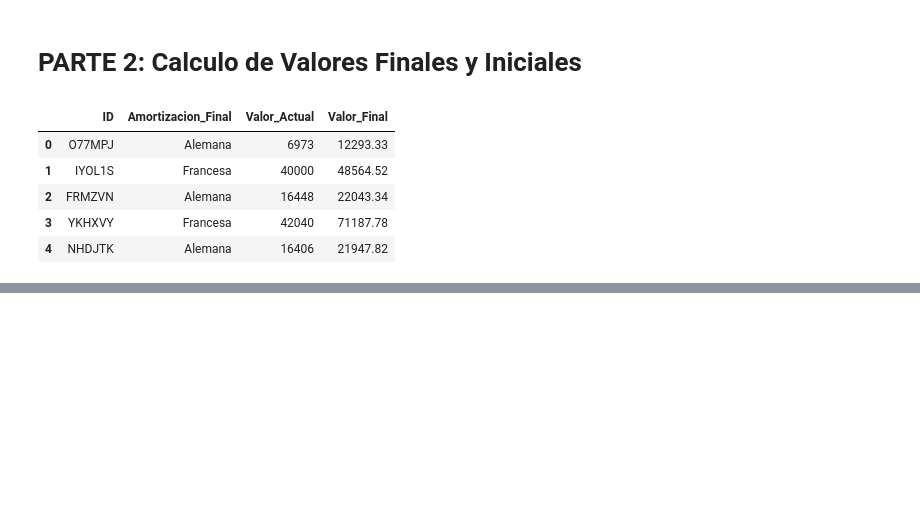
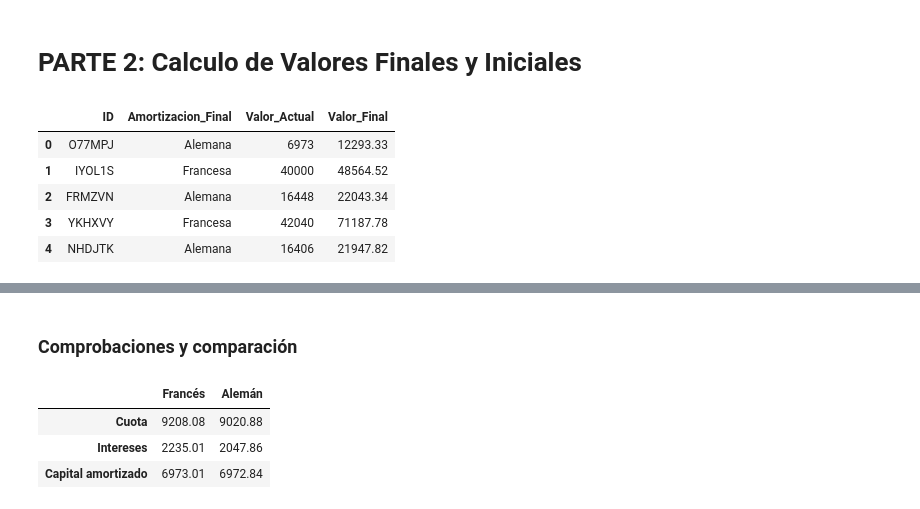
Before and after one commit to NaiaArroyo/RETO-5-NARANJA, a Jupyter notebook: Notebook Amortizacion Francesa y Aleman.ipynb, the cells around one changed output, grey strips where cells are left out. Saved outputs shown, nothing was run; the diff lists cells and outputs as text; code cells hidden in the pictures; blank space fills up the shorter version.

```diff
--- a/Notebook Amortizacion Francesa y Aleman.ipynb
+++ b/Notebook Amortizacion Francesa y Aleman.ipynb
@@ -417,0 +422,4 @@ df[["ID", "Amortizacion_Final", "Valor_Actual", "Valor_Final"]].head()
+# %%
+P = df["Monto_Inicial"]
+n = df["Num_Cuotas"]
+i = df["Tipo_Interes_Mensual"]
@@ -417,0 +548,14 @@ df[["ID", "Amortizacion_Final", "Valor_Actual", "Valor_Final"]].head()
+# %% [markdown]
+### Comprobaciones y comparación
+# %%
+# Totales de cada cuadro
+total_fra = frances[["Cuota", "Intereses", "Capital amortizado"]].sum()
+total_ale = aleman[["Cuota", "Intereses", "Capital amortizado"]].sum()
+
+totales = pd.DataFrame({"Francés": total_fra, "Alemán": total_ale})
+totales
+# %% [output]
+|  | Francés | Alemán |
+| Cuota | 9208.08 | 9020.88 |
+| Intereses | 2235.01 | 2047.86 |
+| Capital amortizado | 6973.01 | 6972.84 |
```
Also changed, not shown: parts of 11 cells of this notebook.
